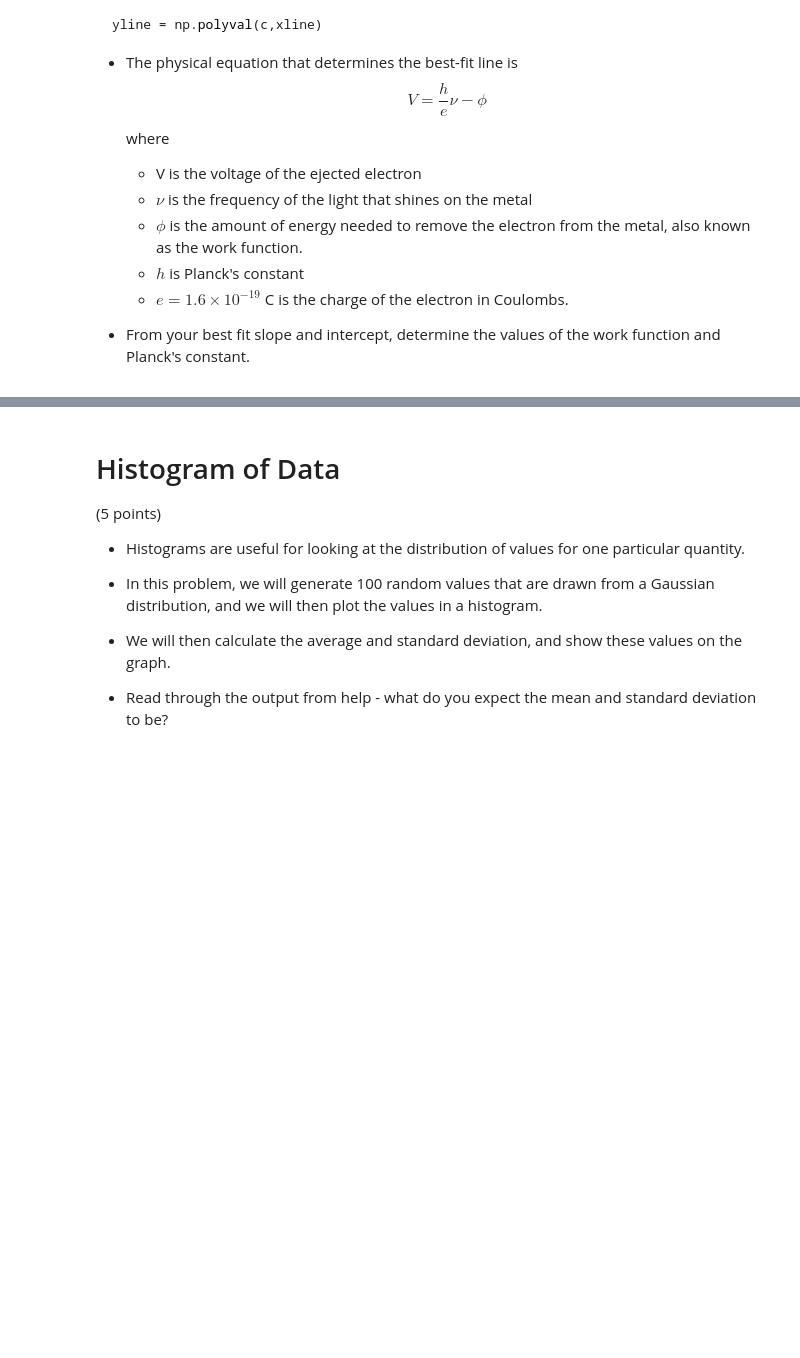
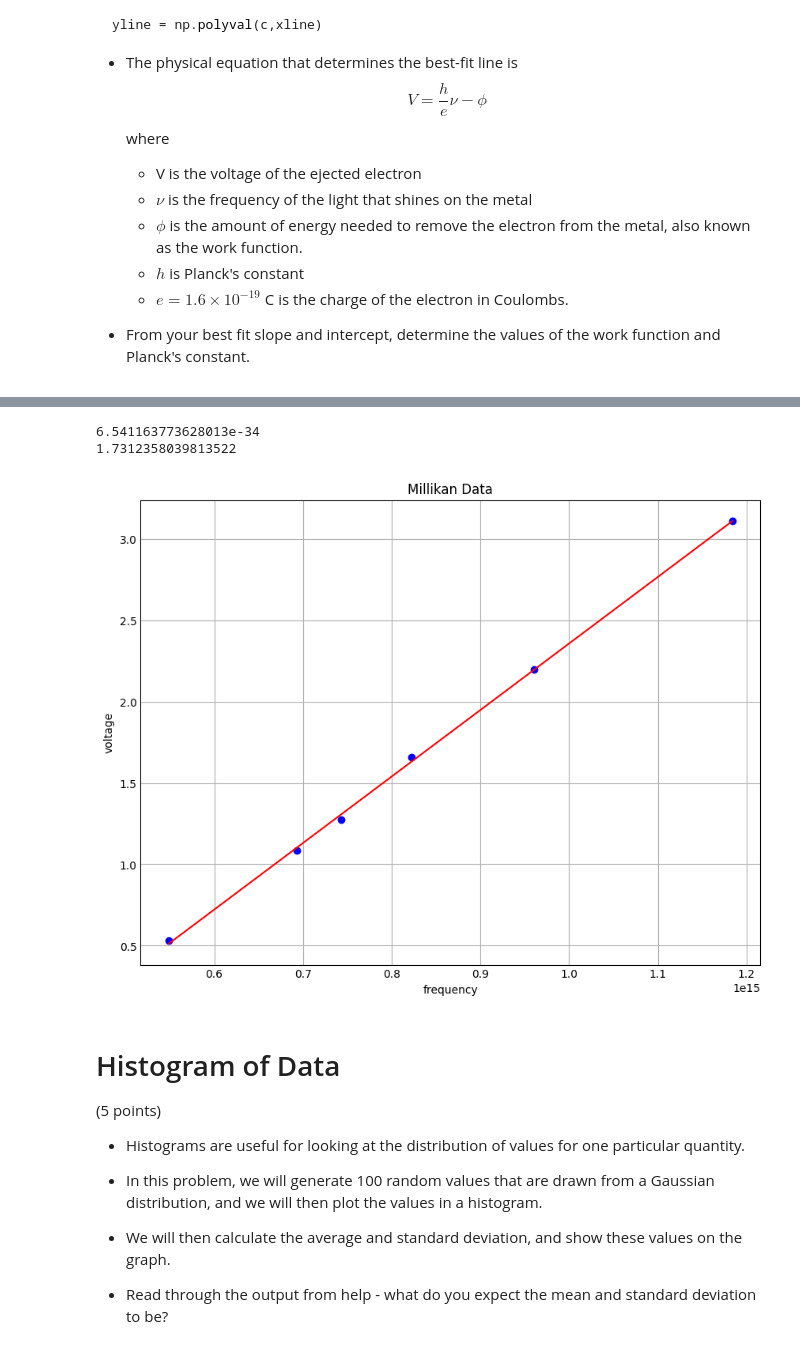
Before and after one commit to JoshuaK917/PYS250Spring2025, a Jupyter notebook: Joshua_Kennedy_Lab02_plotting_visualization.ipynb, the cells around one changed output, grey strips where cells are left out. Cells and saved outputs as stored; diff of their text form; code cells hidden in the pictures; blank space fills up the shorter version.

```diff
--- a/Joshua_Kennedy_Lab02_plotting_visualization.ipynb
+++ b/Joshua_Kennedy_Lab02_plotting_visualization.ipynb
@@ -355,3 +344,23 @@ millikan.txt.3      100%[===================>]     108  --.-KB/s    in 0s
+# %%
+plt.figure(figsize=(8,6))
+# Plot the values
+plt.plot(freq,volt,"bo")
+plt.xlabel('frequency')
+plt.ylabel('voltage')
+plt.title('Millikan Data')
+#plt.show()
+c = np.polyfit(freq,volt,1)
+xline = np.linspace(min(freq),max(freq),100)
+yline = np.polyval(c,xline)
+# then develop the code
+plt.plot(xline,yline,'r-')
+
+print(c[0]*1.6e-19)
+print(c[1]*-1)
+# %% [output]
+6.541163773628013e-34
+1.7312358039813522
+[figure, added]
 # %% [markdown]
 # Histogram of Data
 
```
Also changed, not shown: parts of 4 cells of this notebook.
